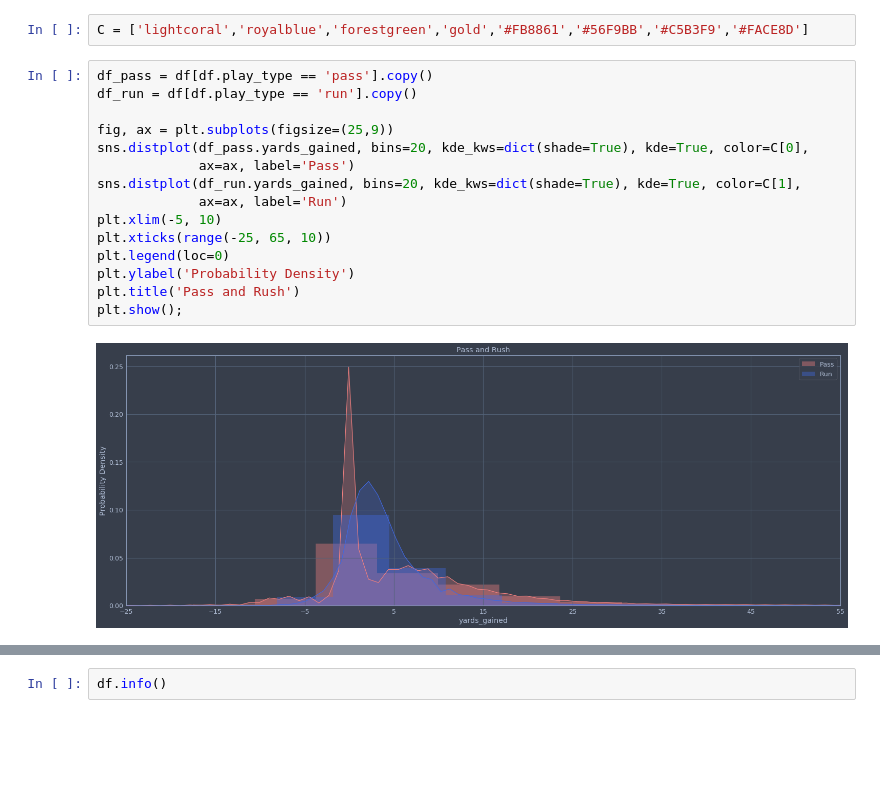
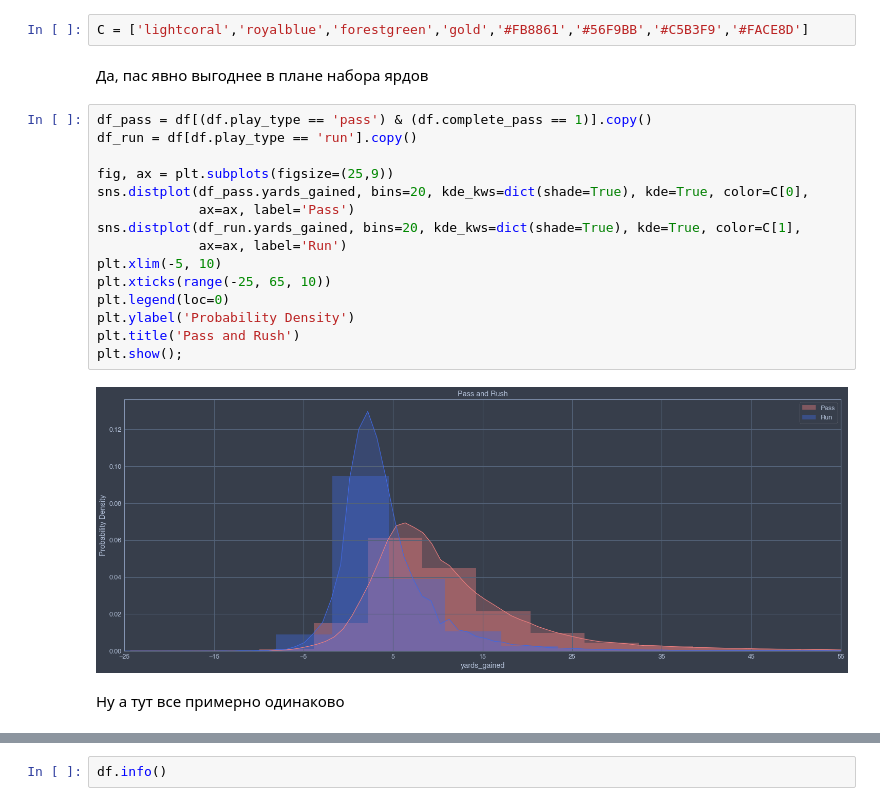
Before and after one commit to alcobeard/otus, a Jupyter notebook: ML/Project/NFL play prediction.ipynb, the cells around one changed output, grey strips where cells are left out. Drawn from its saved outputs; the diff is of its cells as text; blank space fills up the shorter version.

```diff
--- a/ML/Project/NFL play prediction.ipynb
+++ b/ML/Project/NFL play prediction.ipynb
@@ -990,21 +1035,25 @@ cufflinks.go_offline()
 # Устанавливаем глобальную тему
 # %%
 C = ['lightcoral','royalblue','forestgreen','gold','#FB8861','#56F9BB','#C5B3F9','#FACE8D']
+# %% [markdown]
+Да, пас явно выгоднее в плане набора ярдов
 # %%
-df_pass = df[df.play_type == 'pass'].copy()
+df_pass = df[(df.play_type == 'pass') & (df.complete_pass == 1)].copy()
 df_run = df[df.play_type == 'run'].copy()
 
 fig, ax = plt.subplots(figsize=(25,9))
 sns.distplot(df_pass.yards_gained, bins=20, kde_kws=dict(shade=True), kde=True, color=C[0],
              ax=ax, label='Pass')
 sns.distplot(df_run.yards_gained, bins=20, kde_kws=dict(shade=True), kde=True, color=C[1],
              ax=ax, label='Run')
 plt.xlim(-5, 10)
 plt.xticks(range(-25, 65, 10))
 plt.legend(loc=0)
 plt.ylabel('Probability Density')
 plt.title('Pass and Rush')
 plt.show();
 # %% [output]
-[figure, old version]
+[figure, new version]
+# %% [markdown]
+Ну а тут все примерно одинаково
 # %%
```
Also changed, not shown: parts of 38 cells of this notebook.
